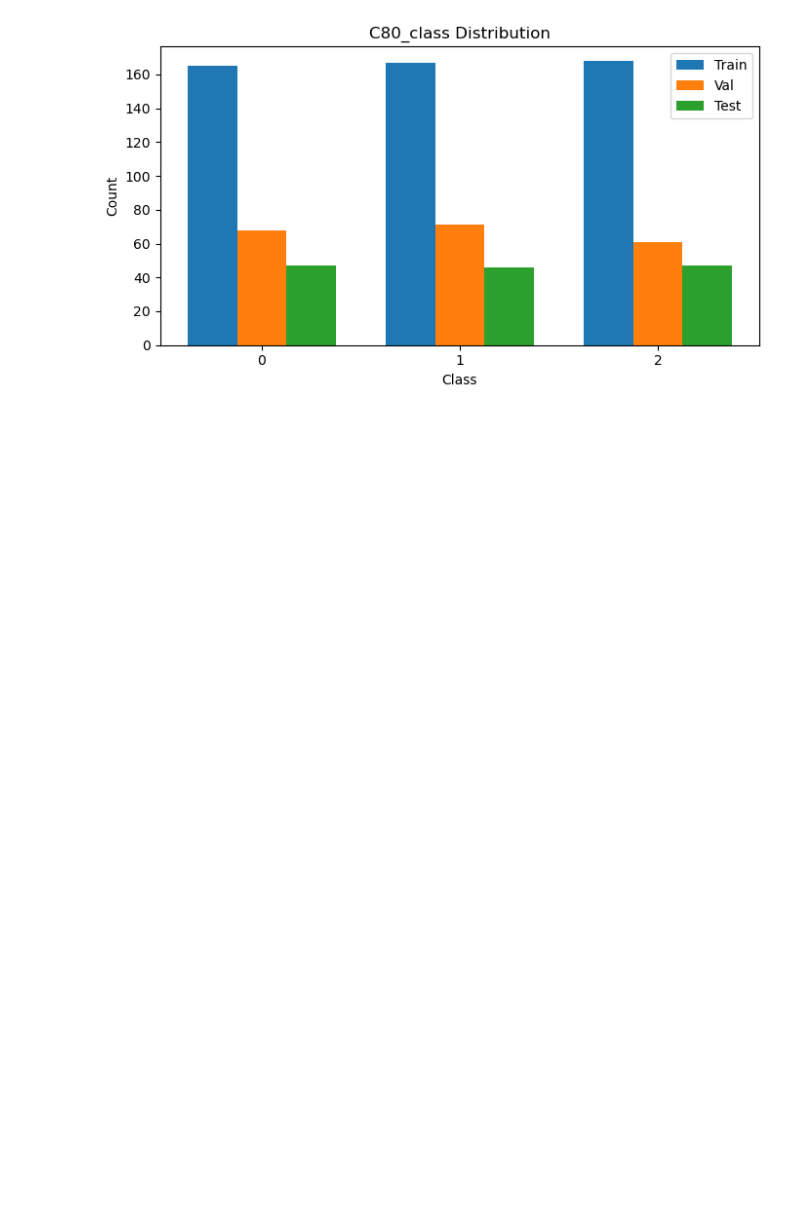
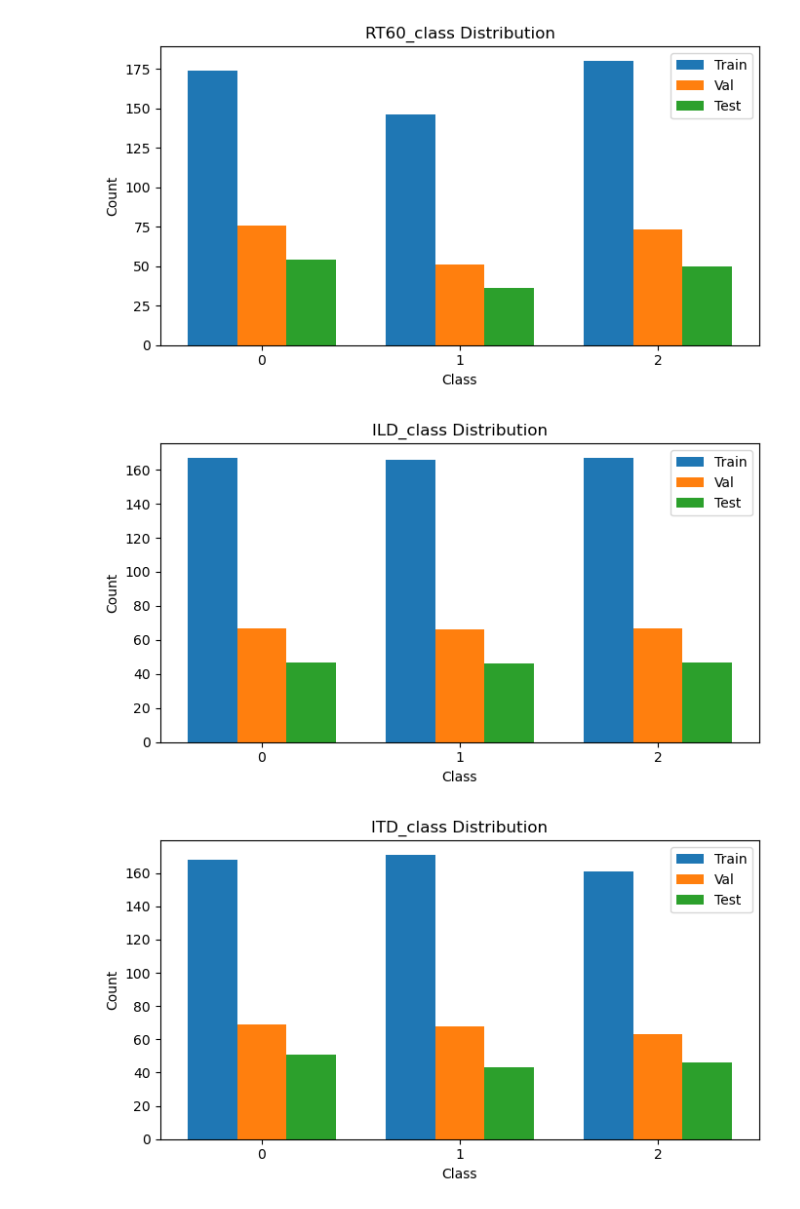
Before and after one commit to xx2644-xiaoyixu/DL_RIR_AousticAnalysis, a Jupyter notebook: baseline_model/Baseline.ipynb, the cells around one changed output. Cells and saved outputs as stored; diff of their text form; code cells hidden in the pictures; blank space fills up the shorter version.

Commit message:
increase_two_labels

```diff
--- a/baseline_model/Baseline.ipynb
+++ b/baseline_model/Baseline.ipynb
@@ -17,11 +13,18 @@ from bl_data_load import load_dataset
+# %%
+# setup dataset file path
+DATASET_ROOT = r"C:\Users\14362\Desktop\DL\Assignment\Group Project\DL_RIR_AousticAnalysis\dataset"
+AUDIO_DIR = os.path.join(DATASET_ROOT, "audio")
+LABEL_DIR = os.path.join(DATASET_ROOT, "labels")
+
+TRAIN_DIR = os.path.join(AUDIO_DIR, "train")
+VAL_DIR = os.path.join(AUDIO_DIR, "validation")
+TEST_DIR = os.path.join(AUDIO_DIR, "test")
+
+TRAIN_CSV = os.path.join(LABEL_DIR, "train_labels_classification_with_ild_itd.csv")
+VAL_CSV = os.path.join(LABEL_DIR, "validation_labels_classification_with_ild_itd.csv")
+TEST_CSV = os.path.join(LABEL_DIR, "test_labels_classification_with_ild_itd.csv")
 # %%
-train_X, train_Y = load_dataset(TRAIN_CSV, save_prefix="train")
-val_X, val_Y = load_dataset(VAL_CSV, save_prefix="val")
-test_X, test_Y = load_dataset(TEST_CSV, save_prefix="test")
-
-# freq_bins = logmels.shape[1]
-
-# front_cnn = FrontCNN(freq_bins=freq_bins, input_dim=128)
-
-# train_loader = make_pytorch_loader(train_logmels, train_labels, batch_size=16)
-# val_loader = make_pytorch_loader(val_logmels, val_labels, batch_size=16, shuffle=None)
+# load data and labels
+train_X, train_Y = bl_data_load.load_data(TRAIN_DIR, TRAIN_CSV, save_prefix="train")
+val_X, val_Y = bl_data_load.load_data(VAL_DIR, VAL_CSV, save_prefix="val")
+test_X, test_Y = bl_data_load.load_data(TEST_DIR, TEST_CSV, save_prefix="test")
@@ -28,16 +36,14 @@ test_X, test_Y = load_dataset(TEST_CSV, save_prefix="test")
 # %%
-import numpy as np
-import matplotlib.pyplot as plt
-
-label_names = ["DRR_class", "RT60_class", "C80_class"]
-datasets = {
+# draw data distribution
+label_names = bl_data_load.LABEL_COLUMNS
+splits = {
     "Train": train_Y,
     "Val": val_Y,
     "Test": test_Y,
 }
 
 for i, name in enumerate(label_names):
-    # 收集所有可能的类别（保证对齐）
+    # Collect all possible classes so train/val/test bars align.
     all_classes = sorted(
         set(train_Y[:, i]) | set(val_Y[:, i]) | set(test_Y[:, i])
     )
@@ -46,8 +52,8 @@ for i, name in enumerate(label_names):
         return [np.sum(Y[:, i] == c) for c in classes]
 
     train_counts = count_per_class(train_Y, all_classes)
-    val_counts   = count_per_class(val_Y, all_classes)
-    test_counts  = count_per_class(test_Y, all_classes)
+    val_counts = count_per_class(val_Y, all_classes)
+    test_counts = count_per_class(test_Y, all_classes)
 
     x = np.arange(len(all_classes))
     width = 0.25
@@ -55,8 +61,8 @@ for i, name in enumerate(label_names):
     plt.figure(figsize=(7, 4))
 
     plt.bar(x - width, train_counts, width, label="Train")
-    plt.bar(x,         val_counts,   width, label="Val")
-    plt.bar(x + width, test_counts,  width, label="Test")
+    plt.bar(x, val_counts, width, label="Val")
+    plt.bar(x + width, test_counts, width, label="Test")
 
     plt.xticks(x, all_classes)
     plt.xlabel("Class")
@@ -72 +78,3 @@ for i, name in enumerate(label_names):
-[figure, old version]
+[figure, new version]
+[figure, added]
+[figure, added]
```
Also changed, not shown: parts of 10 cells of this notebook, 15 other files.
